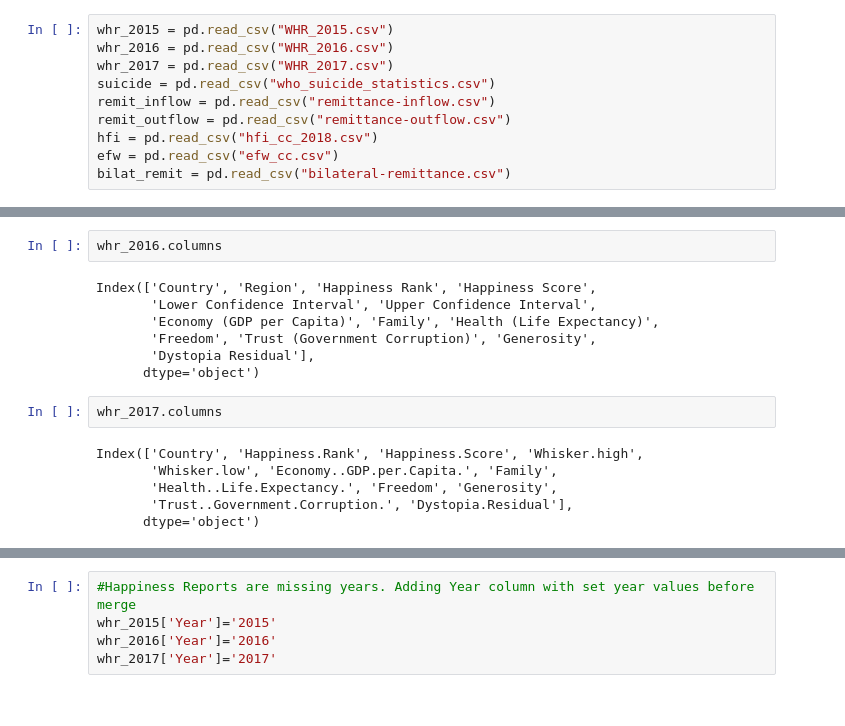
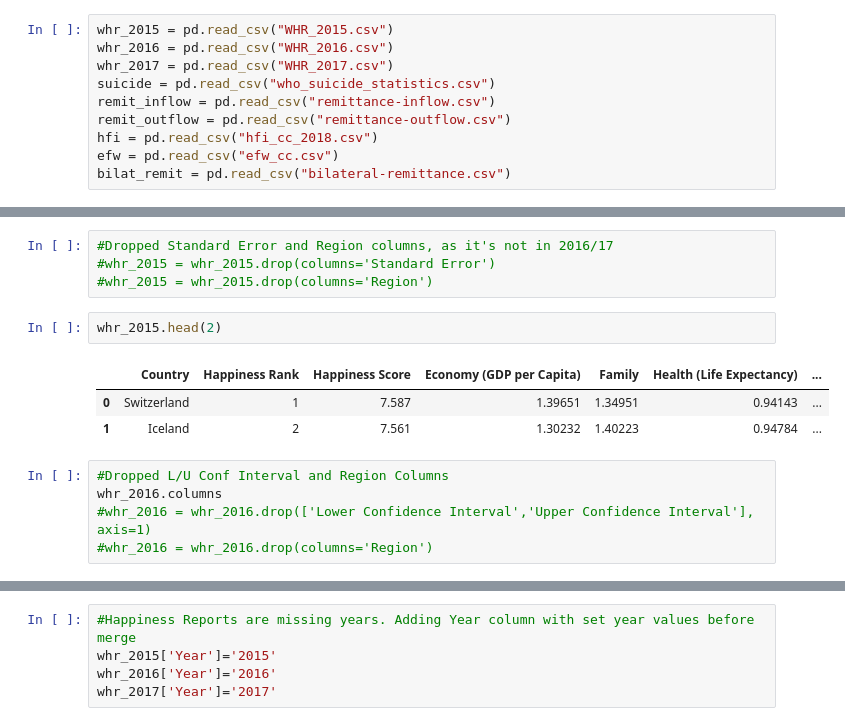
Before and after one commit to fionampg/projectofawesomeness, a Jupyter notebook: Resources/Veronique.ipynb, the cells around one changed output, grey strips where cells are left out. Drawn from its saved outputs; the diff is of its cells as text.

```diff
--- a/Resources/Veronique.ipynb
+++ b/Resources/Veronique.ipynb
@@ -28,18 +38,16 @@ Index(['Country', 'Region', 'Happiness Rank', 'Happiness Score',
       dtype='object')
-# %%
-whr_2016.columns
-# %% [output]
-Index(['Country', 'Region', 'Happiness Rank', 'Happiness Score',
-       'Lower Confidence Interval', 'Upper Confidence Interval',
-       'Economy (GDP per Capita)', 'Family', 'Health (Life Expectancy)',
-       'Freedom', 'Trust (Government Corruption)', 'Generosity',
-       'Dystopia Residual'],
-      dtype='object')
-# %%
-whr_2017.columns
-# %% [output]
-Index(['Country', 'Happiness.Rank', 'Happiness.Score', 'Whisker.high',
-       'Whisker.low', 'Economy..GDP.per.Capita.', 'Family',
-       'Health..Life.Expectancy.', 'Freedom', 'Generosity',
-       'Trust..Government.Corruption.', 'Dystopia.Residual'],
-      dtype='object')
+# %%
+#Dropped Standard Error and Region columns, as it's not in 2016/17
+#whr_2015 = whr_2015.drop(columns='Standard Error')
+#whr_2015 = whr_2015.drop(columns='Region')
+# %%
+whr_2015.head(2)
+# %% [output]
+|  | Country | Happiness Rank | Happiness Score | Economy (GDP per Capita) | Family | Health (Life Expectancy) | ... |
+| 0 | Switzerland | 1 | 7.587 | 1.39651 | 1.34951 | 0.94143 | ... |
+| 1 | Iceland | 2 | 7.561 | 1.30232 | 1.40223 | 0.94784 | ... |
+# %%
+#Dropped L/U Conf Interval and Region Columns
+whr_2016.columns
+#whr_2016 = whr_2016.drop(['Lower Confidence Interval','Upper Confidence Interval'], axis=1)
+#whr_2016 = whr_2016.drop(columns='Region')
```
Also changed, not shown: parts of 10 cells of this notebook.
